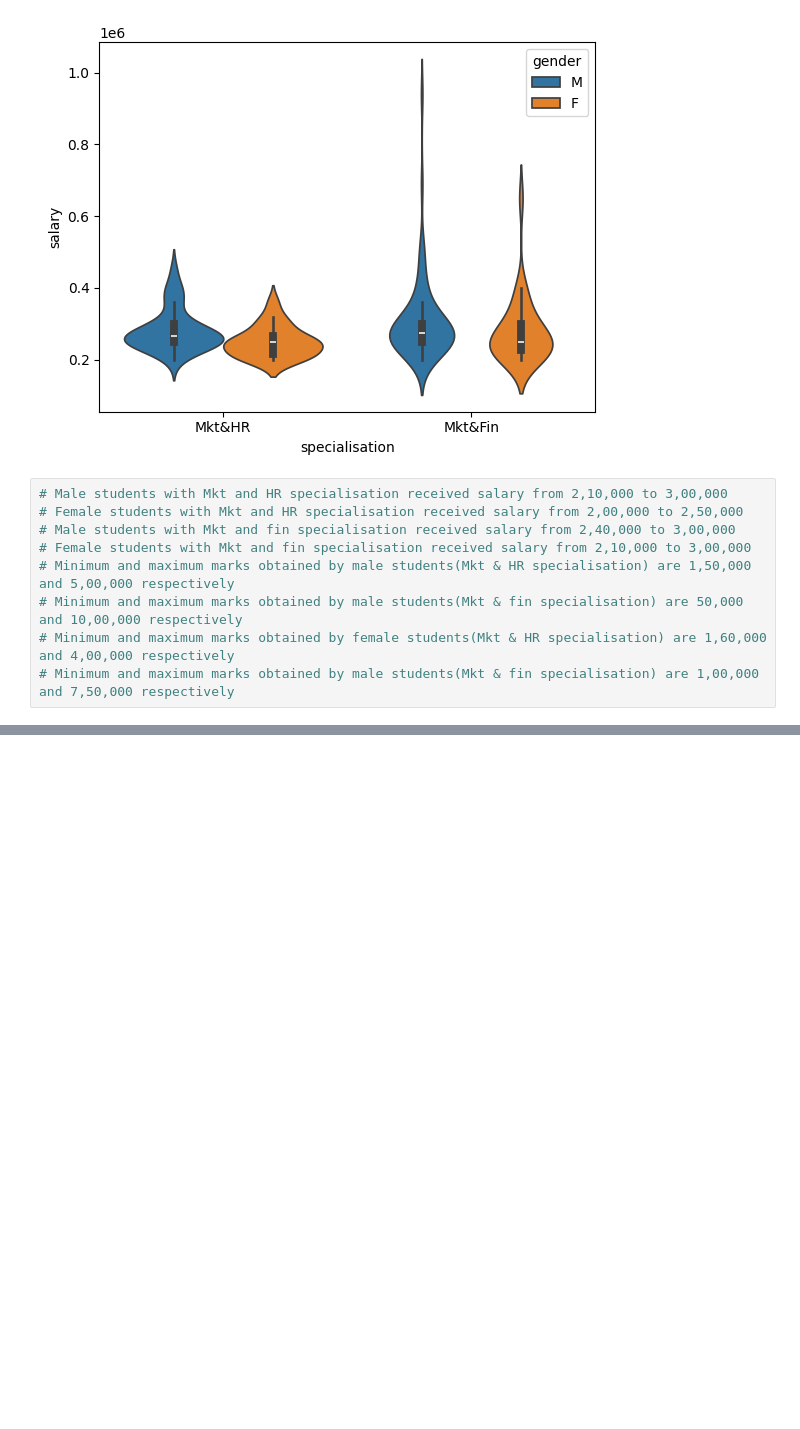
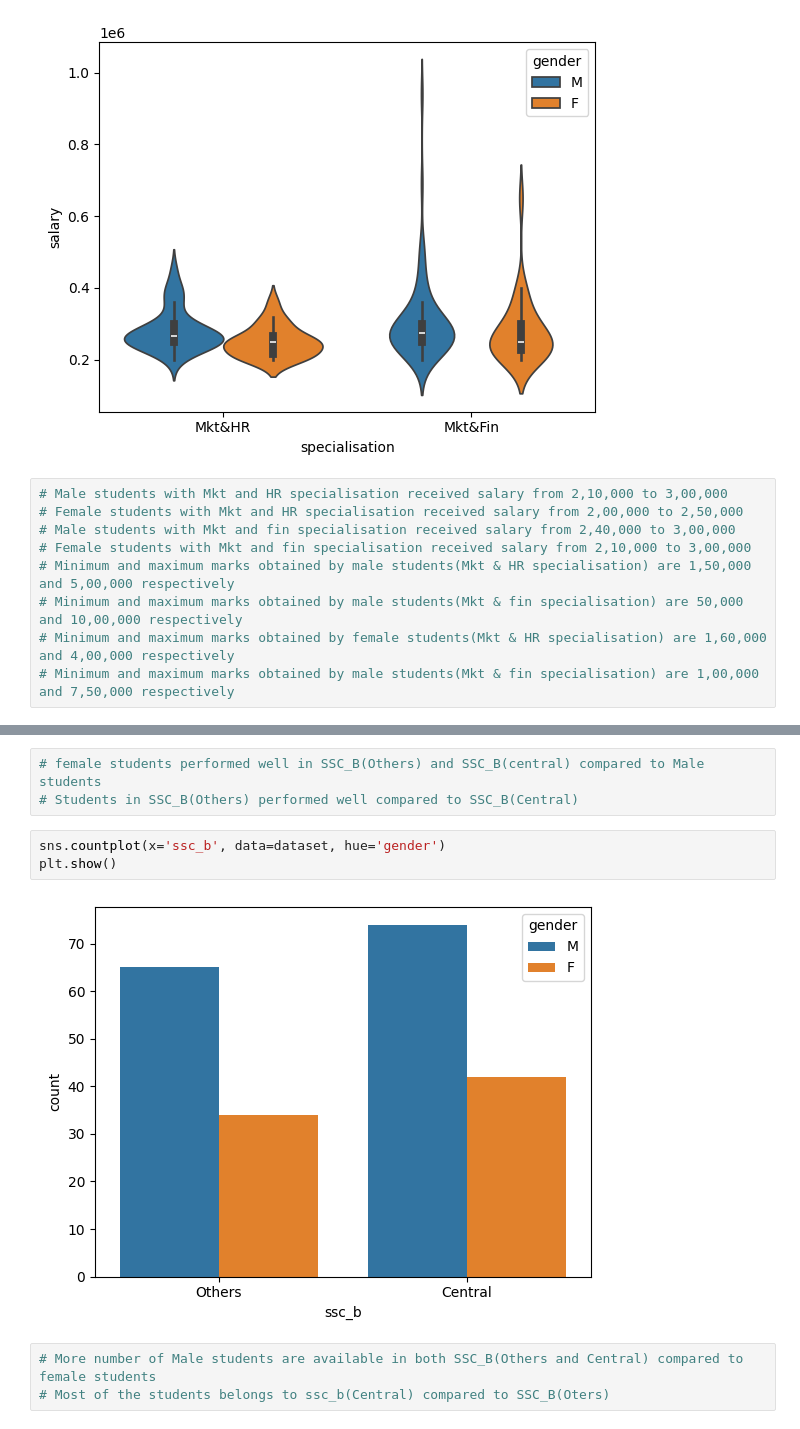
Before and after one commit to rajicoding/Data_Science, a Jupyter notebook: Weak 7_Data Visualization_Seaborn_Tableau_Digital Studio/Seaborn/Seaborn_matplotlib_visualization.ipynb, the cells around one changed output, grey strips where cells are left out. Drawn from its saved outputs; the diff is of its cells as text; blank space fills up the shorter version.

```diff
--- a/Weak 7_Data Visualization_Seaborn_Tableau_Digital Studio/Seaborn/Seaborn_matplotlib_visualization.ipynb
+++ b/Weak 7_Data Visualization_Seaborn_Tableau_Digital Studio/Seaborn/Seaborn_matplotlib_visualization.ipynb
@@ -186,0 +233,11 @@ plt.show()
+# %%
+# female students performed well in SSC_B(Others) and SSC_B(central) compared to Male students
+# Students in SSC_B(Others) performed well compared to SSC_B(Central)
+# %%
+sns.countplot(x='ssc_b', data=dataset, hue='gender')
+plt.show()
+# %% [output]
+[figure, added]
+# %%
+# More number of Male students are available in both SSC_B(Others and Central) compared to female students
+# Most of the students belongs to ssc_b(Central) compared to SSC_B(Oters)
```
Also changed, not shown: parts of 20 cells of this notebook.
